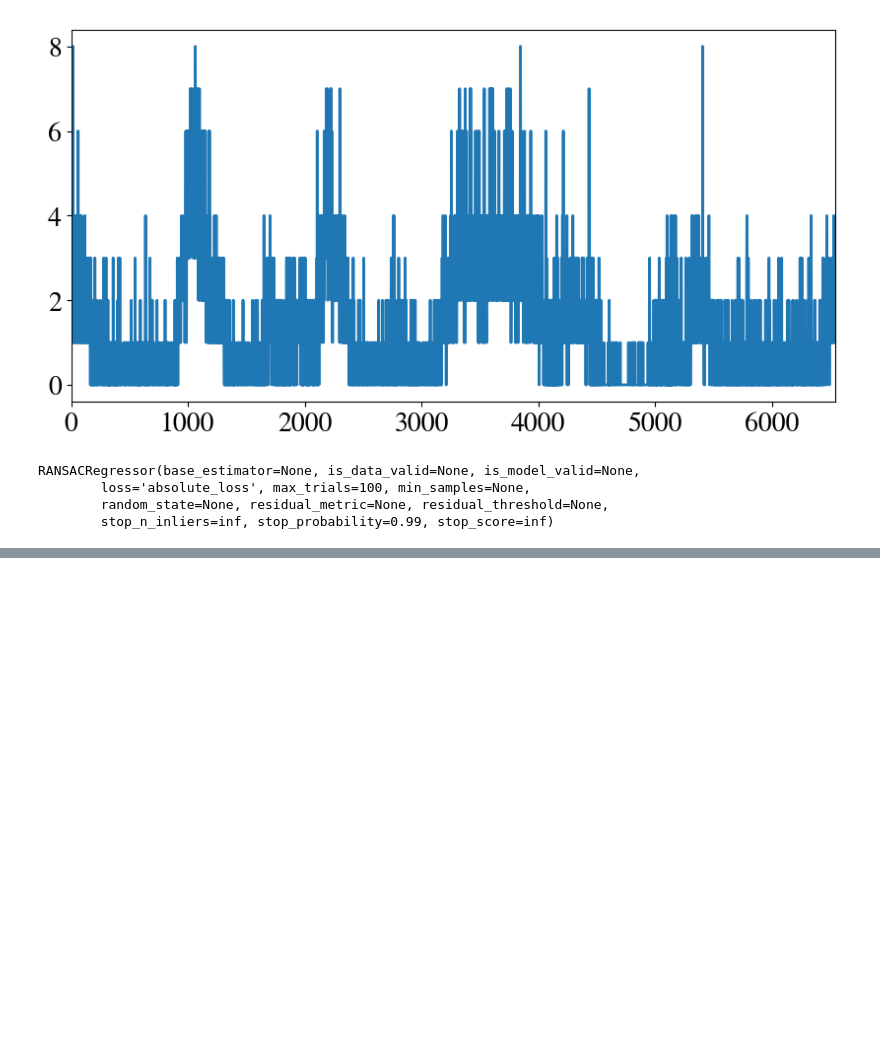
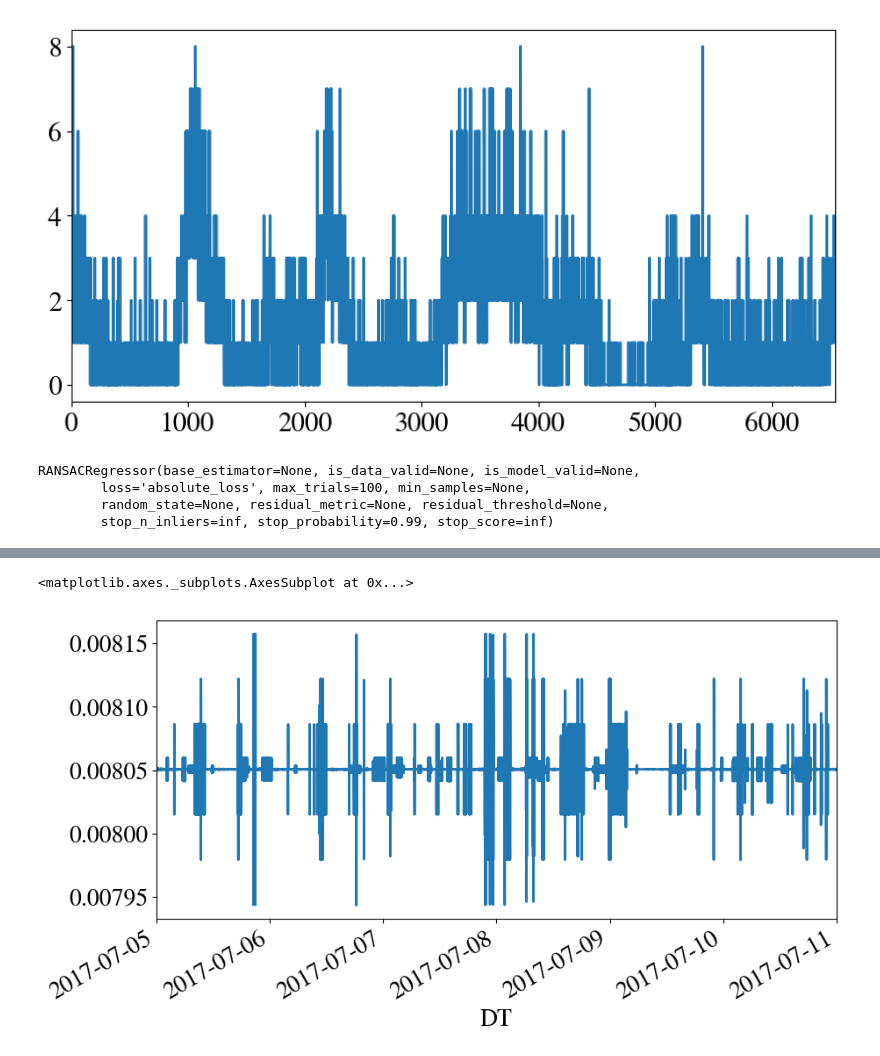
Before and after one commit to SKOMOBO/data_analysis, a Jupyter notebook: notebooks/analysis.ipynb, the cells around one changed output, grey strips where cells are left out. Drawn from its saved outputs; the diff is of its cells as text; code cells hidden in the pictures; blank space fills up the shorter version.

```diff
--- a/notebooks/analysis.ipynb
+++ b/notebooks/analysis.ipynb
@@ -410,0 +439,4 @@ RANSACRegressor(base_estimator=None, is_data_valid=None, is_model_valid=None,
+# %%
+new_df = new_df.fillna(0)
+# %%
+the_model = RANSACRegressor().fit(new_df.difference_with_last_dust.values.reshape(-1, 1), new_comparison.value_y.values)
@@ -410,0 +447,7 @@ RANSACRegressor(base_estimator=None, is_data_valid=None, is_model_valid=None,
+# %%
+new_df["predictions"] = the_model.predict(new_df.difference_with_last_dust.values.reshape(-1,1))
+# %%
+new_df.predictions.plot()
+# %% [output]
+<matplotlib.axes._subplots.AxesSubplot at 0x...>
+[figure, added]
```
Also changed, not shown: parts of 54 cells of this notebook, 2 other files.
